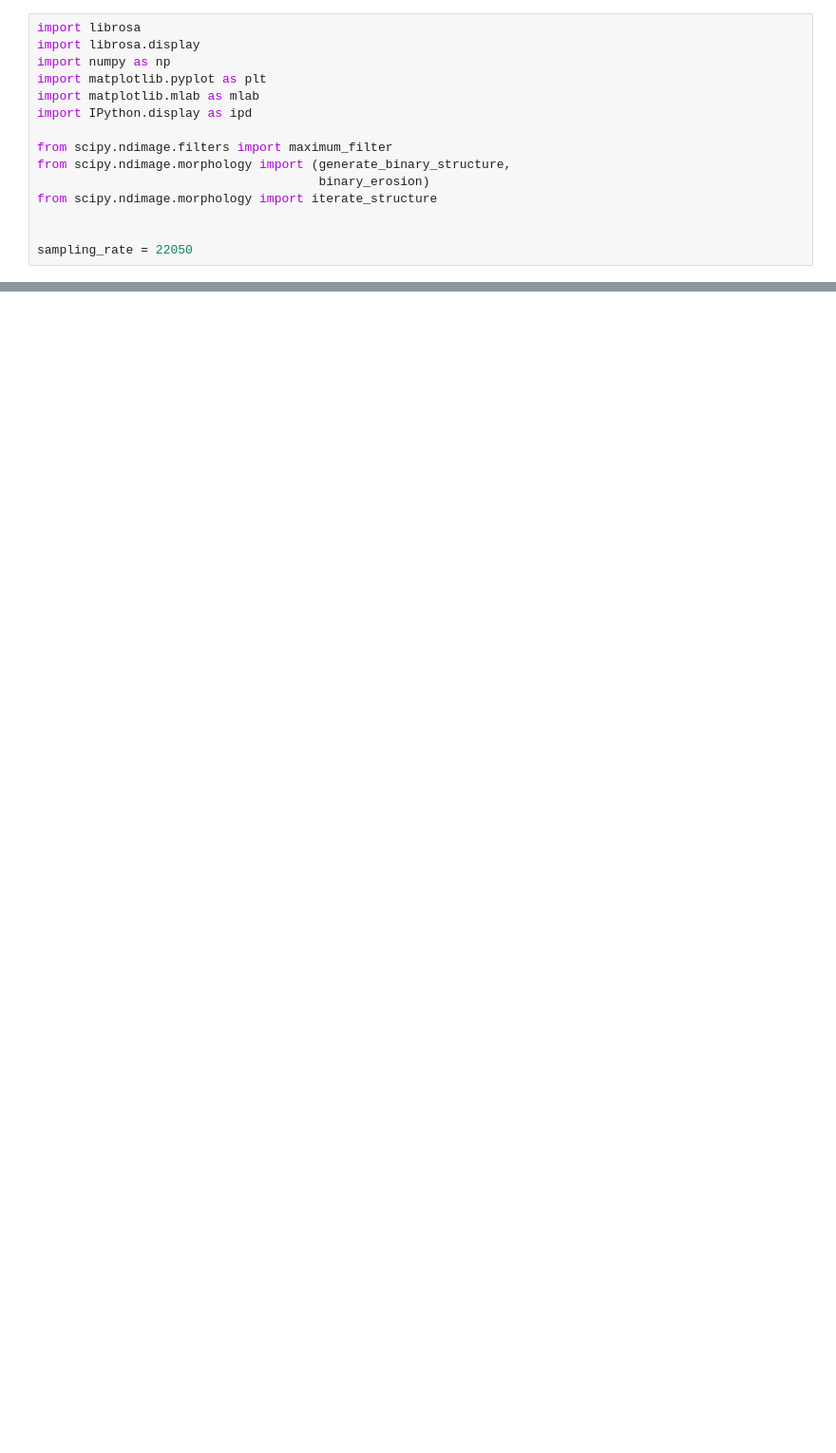
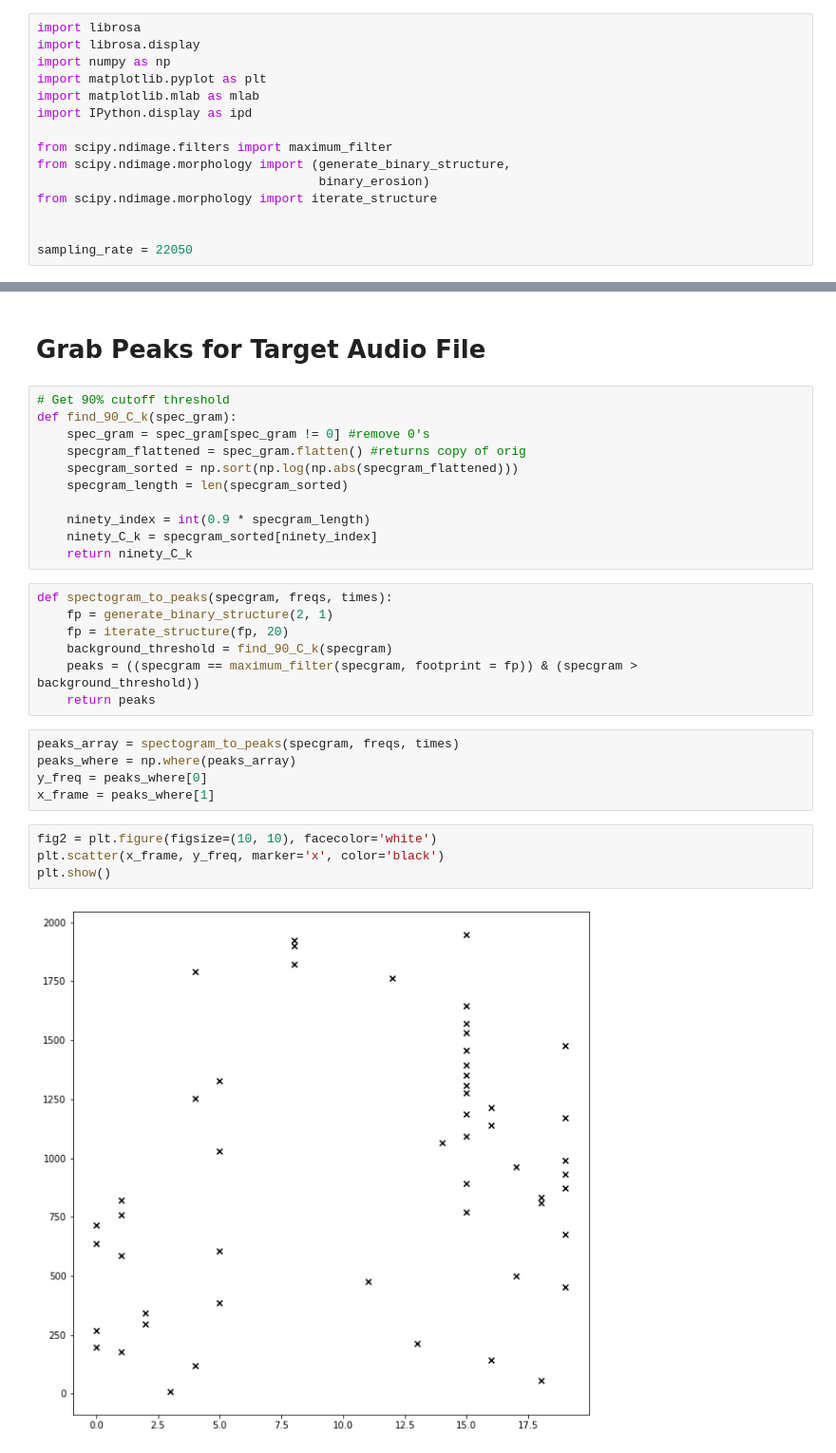
Before and after one commit to akayangel218/T-2-Midterm-, a Jupyter notebook: Test_Audio_Fingerprinter.ipynb, the cells around one changed output, grey strips where cells are left out. Shown at 95% size. Saved outputs shown, nothing was run; the diff lists cells and outputs as text; blank space fills up the shorter version.

```diff
--- a/Test_Audio_Fingerprinter.ipynb
+++ b/Test_Audio_Fingerprinter.ipynb
@@ -15,0 +55,31 @@ sampling_rate = 22050
+# %% [markdown]
+# Grab Peaks for Target Audio File
+# %%
+# Get 90% cutoff threshold
+def find_90_C_k(spec_gram):
+    spec_gram = spec_gram[spec_gram != 0] #remove 0's
+    specgram_flattened = spec_gram.flatten() #returns copy of orig
+    specgram_sorted = np.sort(np.log(np.abs(specgram_flattened)))
+    specgram_length = len(specgram_sorted)
+
+    ninety_index = int(0.9 * specgram_length)
+    ninety_C_k = specgram_sorted[ninety_index]
+    return ninety_C_k
+# %%
+def spectogram_to_peaks(specgram, freqs, times):
+    fp = generate_binary_structure(2, 1)
+    fp = iterate_structure(fp, 20)
+    background_threshold = find_90_C_k(specgram)
+    peaks = ((specgram == maximum_filter(specgram, footprint = fp)) & (specgram > background_threshold))
+    return peaks
+# %%
+peaks_array = spectogram_to_peaks(specgram, freqs, times)
+peaks_where = np.where(peaks_array)
+y_freq = peaks_where[0]
+x_frame = peaks_where[1]
+# %%
+fig2 = plt.figure(figsize=(10, 10), facecolor='white')
+plt.scatter(x_frame, y_freq, marker='x', color='black')
+plt.show()
+# %% [output]
+[figure, added]
```
Also changed, not shown: parts of 9 cells of this notebook, 1 other file.
